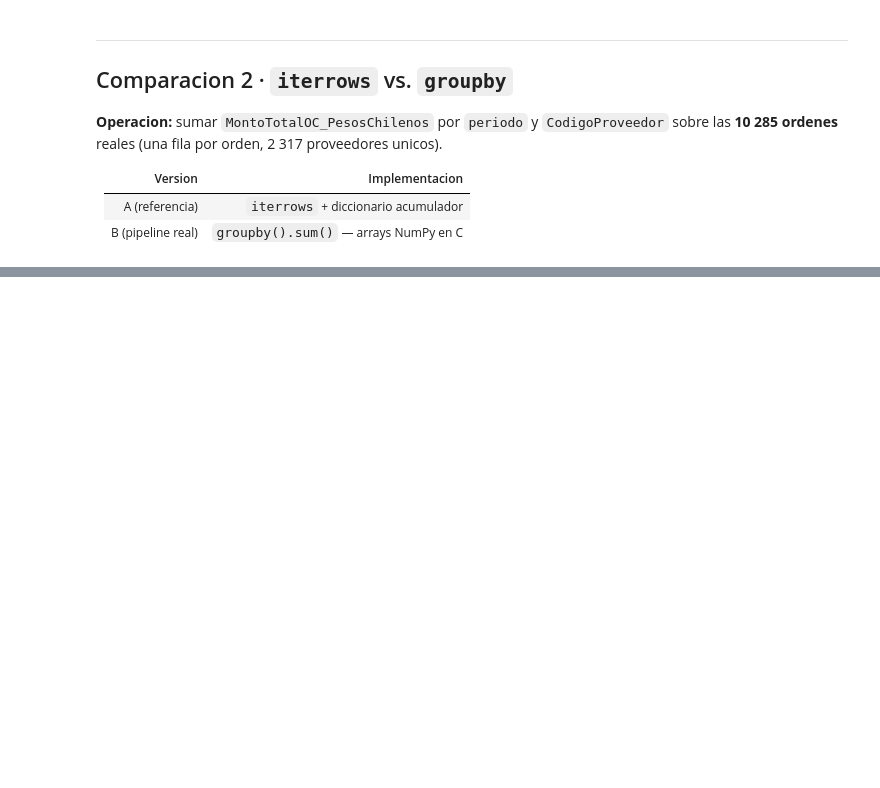
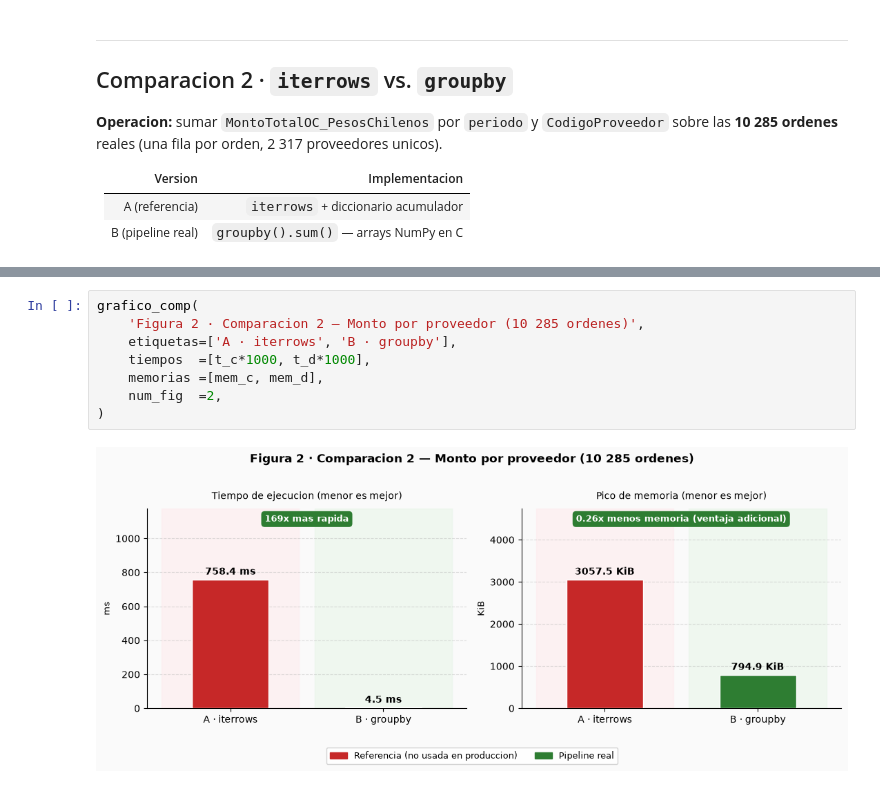
Before and after one commit to Isonauta/mcdi500-proyecto-abp-v2, a Jupyter notebook: F3/F3_eficiencia.ipynb, the cells around one changed output, grey strips where cells are left out. Saved outputs shown, nothing was run; the diff lists cells and outputs as text; blank space fills up the shorter version.

```diff
--- a/F3/F3_eficiencia.ipynb
+++ b/F3/F3_eficiencia.ipynb
@@ -188 +242,11 @@ resumen_2
+# %%
+grafico_comp(
+    'Figura 2 · Comparacion 2 — Monto por proveedor (10 285 ordenes)',
+    etiquetas=['A · iterrows', 'B · groupby'],
+    tiempos  =[t_c*1000, t_d*1000],
+    memorias =[mem_c, mem_d],
+    num_fig  =2,
+)
+# %% [output]
+[figure, added]
 # %%
```
Also changed, not shown: parts of 27 cells of this notebook.
